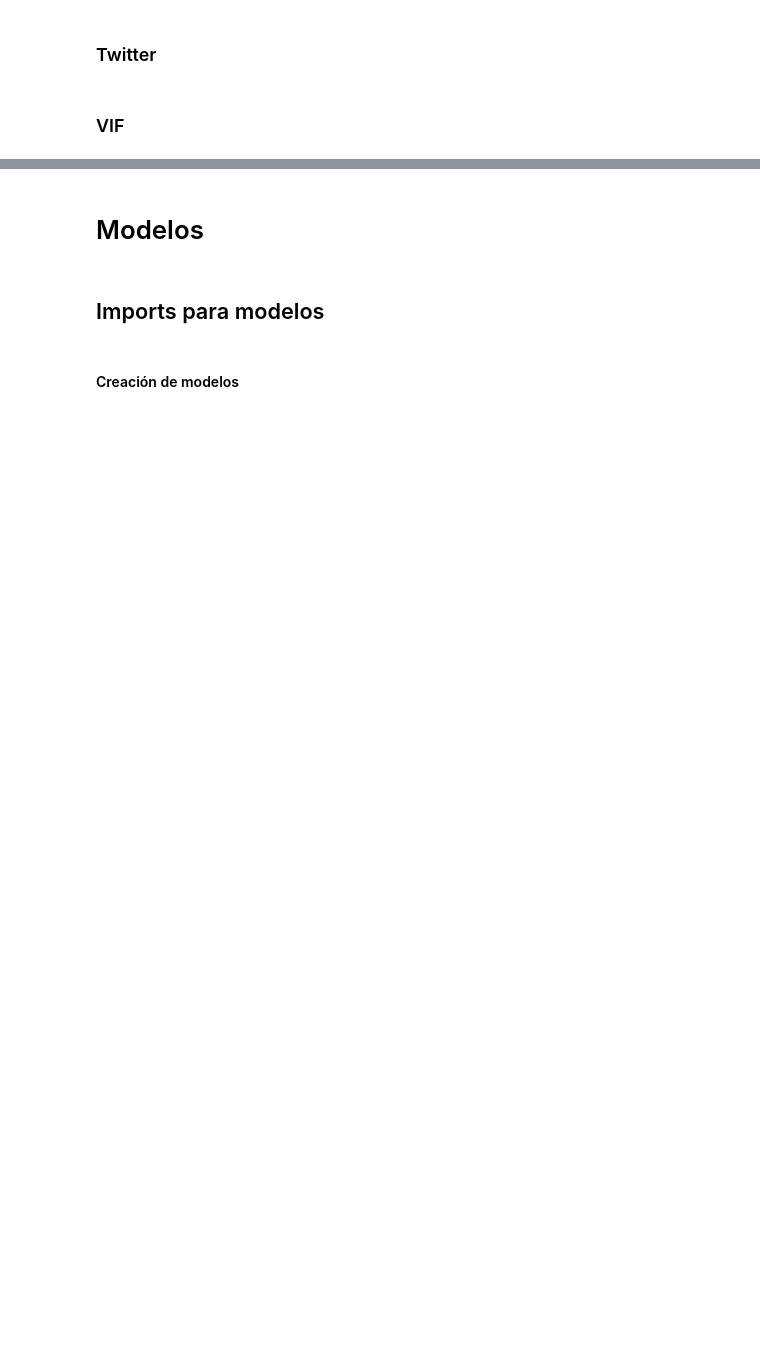
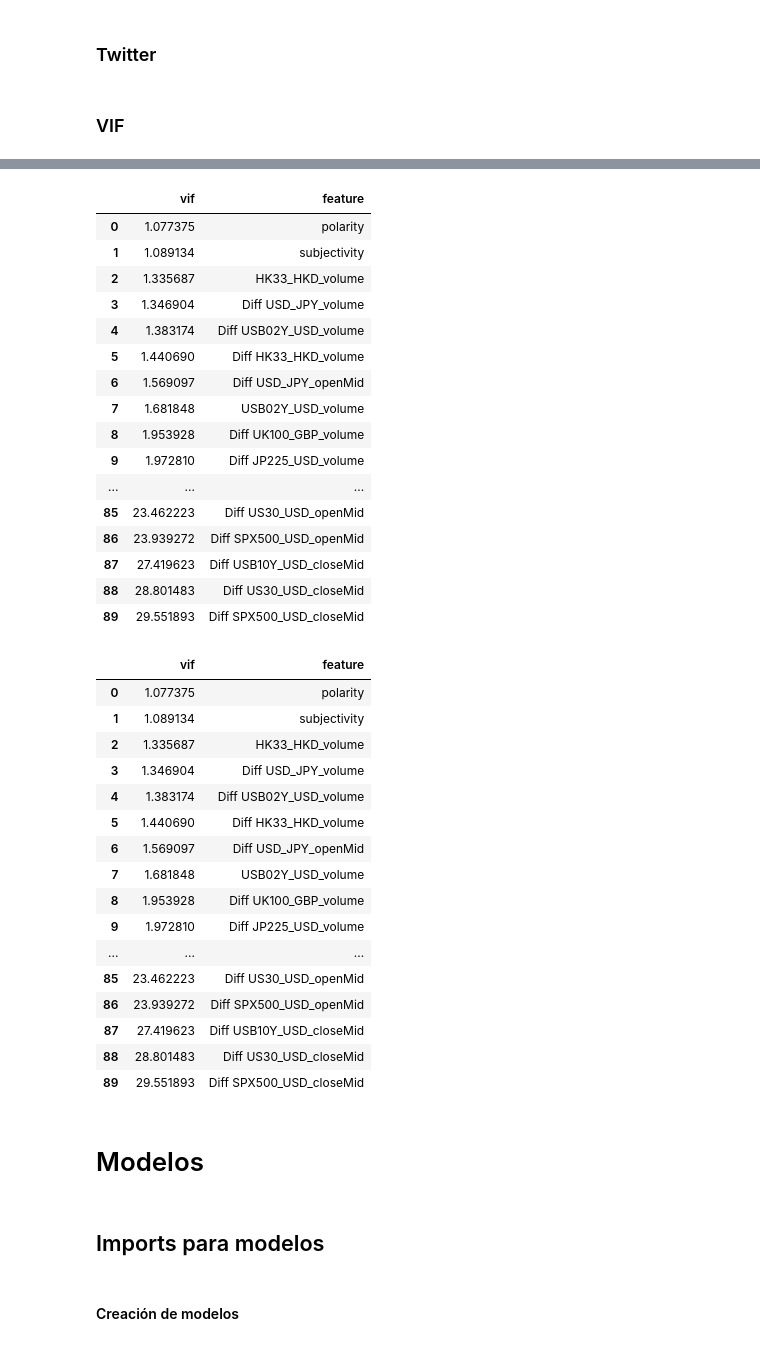
Before and after one commit to FranSerr/stock_prophets, a Jupyter notebook: Notebooks/FX3.ipynb, the cells around one changed output, grey strips where cells are left out. Saved outputs shown, nothing was run; the diff lists cells and outputs as text; code cells hidden in the pictures; blank space fills up the shorter version.

```diff
--- a/Notebooks/FX3.ipynb
+++ b/Notebooks/FX3.ipynb
@@ -537,0 +554,62 @@ df.head()
+# %%
+response = 'USD_JPY'
+# %%
+if pricediff:
+    dontdrop = ['Diff {}_closeMid'.format(response),
+                'Diff {}_highMid'.format(response),
+                'Diff {}_lowMid'.format(response)]
+else:
+    dontdrop = ['{}_closeMid'.format(response),
+                '{}_highMid'.format(response),
+                '{}_lowMid'.format(response)]
+
+dropping = [1, 2]
+
+dat = df.drop(dontdrop, axis=1)
+
+while len(dropping) >= 2:
+
+    vif = get_vif(dat)
+    svif = vif.sort_values('vif').reset_index(drop=True)
+    display(svif)
+    dropping = svif[svif['vif'] >= 100]
+    try:
+        vif_drops = list(dropping.sample(n=int(len(dropping)/2))['feature'].values)
+        dat = dat.drop(vif_drops, axis=1)
+    except:
+        display(svif)
+# %% [output]
+|  | vif | feature |
+| 0 | 1.077375 | polarity |
+| 1 | 1.089134 | subjectivity |
+| 2 | 1.335687 | HK33_HKD_volume |
+| 3 | 1.346904 | Diff USD_JPY_volume |
+| 4 | 1.383174 | Diff USB02Y_USD_volume |
+| 5 | 1.440690 | Diff HK33_HKD_volume |
+| 6 | 1.569097 | Diff USD_JPY_openMid |
+| 7 | 1.681848 | USB02Y_USD_volume |
+| 8 | 1.953928 | Diff UK100_GBP_volume |
+| 9 | 1.972810 | Diff JP225_USD_volume |
+| ... | ... | ... |
+| 85 | 23.462223 | Diff US30_USD_openMid |
+| 86 | 23.939272 | Diff SPX500_USD_openMid |
+| 87 | 27.419623 | Diff USB10Y_USD_closeMid |
+| 88 | 28.801483 | Diff US30_USD_closeMid |
+| 89 | 29.551893 | Diff SPX500_USD_closeMid |
+|  | vif | feature |
+| 0 | 1.077375 | polarity |
+| 1 | 1.089134 | subjectivity |
+| 2 | 1.335687 | HK33_HKD_volume |
+| 3 | 1.346904 | Diff USD_JPY_volume |
+| 4 | 1.383174 | Diff USB02Y_USD_volume |
+| 5 | 1.440690 | Diff HK33_HKD_volume |
+| 6 | 1.569097 | Diff USD_JPY_openMid |
+| 7 | 1.681848 | USB02Y_USD_volume |
+| 8 | 1.953928 | Diff UK100_GBP_volume |
+| 9 | 1.972810 | Diff JP225_USD_volume |
+| ... | ... | ... |
+| 85 | 23.462223 | Diff US30_USD_openMid |
+| 86 | 23.939272 | Diff SPX500_USD_openMid |
+| 87 | 27.419623 | Diff USB10Y_USD_closeMid |
+| 88 | 28.801483 | Diff US30_USD_closeMid |
+| 89 | 29.551893 | Diff SPX500_USD_closeMid |
```
Also changed, not shown: parts of 27 cells of this notebook.
